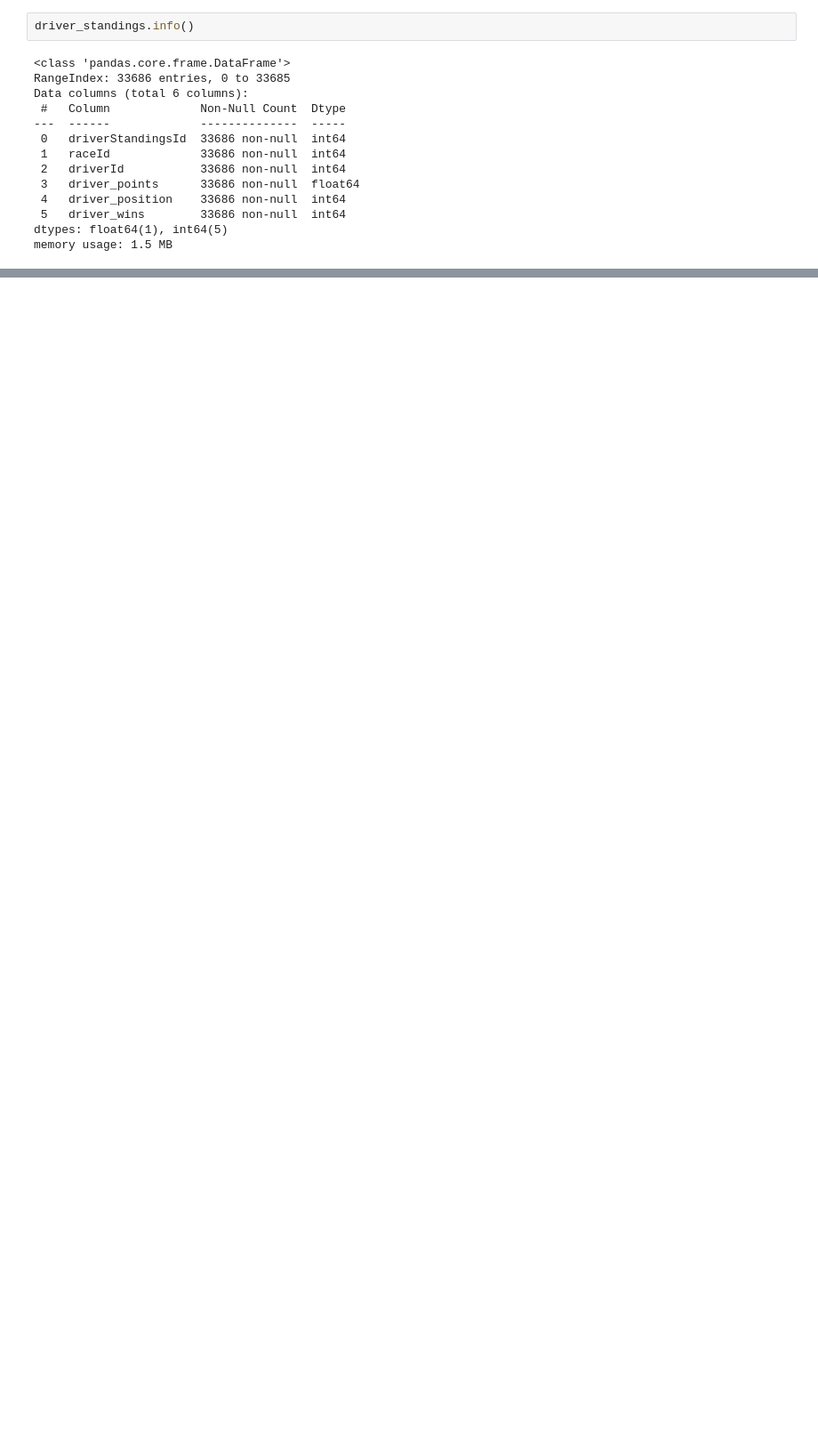
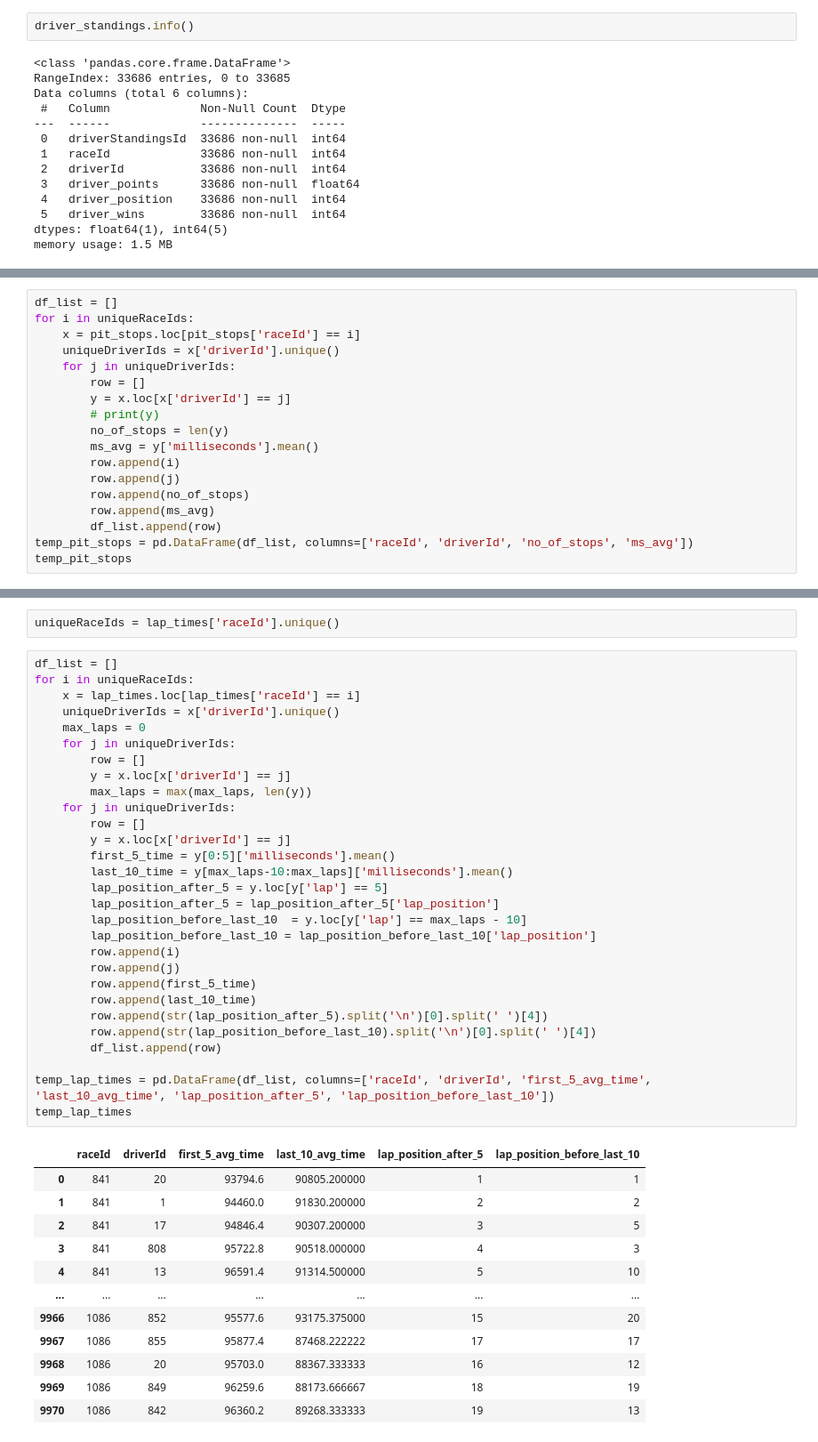
Before and after one commit to Nipun-Gupta26/ML-Project, a Jupyter notebook: merge.ipynb, the cells around one changed output, grey strips where cells are left out. Shown at 89% size. Drawn from its saved outputs; the diff is of its cells as text; blank space fills up the shorter version.

```diff
--- a/merge.ipynb
+++ b/merge.ipynb
@@ -414,0 +596,18 @@ memory usage: 1.5 MB
+# %%
+df_list = []
+for i in uniqueRaceIds:
+    x = pit_stops.loc[pit_stops['raceId'] == i]
+    uniqueDriverIds = x['driverId'].unique()
+    for j in uniqueDriverIds:
+        row = []
+        y = x.loc[x['driverId'] == j]
+        # print(y)
+        no_of_stops = len(y)
+        ms_avg = y['milliseconds'].mean()
+        row.append(i)
+        row.append(j)
+        row.append(no_of_stops)
+        row.append(ms_avg)
+        df_list.append(row)
+temp_pit_stops = pd.DataFrame(df_list, columns=['raceId', 'driverId', 'no_of_stops', 'ms_avg'])
+temp_pit_stops
@@ -414,0 +700,44 @@ memory usage: 1.5 MB
+# %%
+uniqueRaceIds = lap_times['raceId'].unique()
+# %%
+df_list = []
+for i in uniqueRaceIds:
+    x = lap_times.loc[lap_times['raceId'] == i]
+    uniqueDriverIds = x['driverId'].unique()
+    max_laps = 0
+    for j in uniqueDriverIds:
+        row = []
+        y = x.loc[x['driverId'] == j]
+        max_laps = max(max_laps, len(y))
+    for j in uniqueDriverIds:
+        row = []
+        y = x.loc[x['driverId'] == j]
+        first_5_time = y[0:5]['milliseconds'].mean()
+        last_10_time = y[max_laps-10:max_laps]['milliseconds'].mean()
+        lap_position_after_5 = y.loc[y['lap'] == 5]
+        lap_position_after_5 = lap_position_after_5['lap_position']
+        lap_position_before_last_10  = y.loc[y['lap'] == max_laps - 10]
+        lap_position_before_last_10 = lap_position_before_last_10['lap_position']
+        row.append(i)
+        row.append(j)
+        row.append(first_5_time)
+        row.append(last_10_time)
+        row.append(str(lap_position_after_5).split('\n')[0].split(' ')[4])
+        row.append(str(lap_position_before_last_10).split('\n')[0].split(' ')[4])
+        df_list.append(row)
+
+temp_lap_times = pd.DataFrame(df_list, columns=['raceId', 'driverId', 'first_5_avg_time', 'last_10_avg_time', 'lap_position_after_5', 'lap_position_before_last_10'])
+temp_lap_times
+# %% [output]
+|  | raceId | driverId | first_5_avg_time | last_10_avg_time | lap_position_after_5 | lap_position_before_last_10 |
+| 0 | 841 | 20 | 93794.6 | 90805.200000 | 1 | 1 |
+| 1 | 841 | 1 | 94460.0 | 91830.200000 | 2 | 2 |
+| 2 | 841 | 17 | 94846.4 | 90307.200000 | 3 | 5 |
+| 3 | 841 | 808 | 95722.8 | 90518.000000 | 4 | 3 |
+| 4 | 841 | 13 | 96591.4 | 91314.500000 | 5 | 10 |
+| ... | ... | ... | ... | ... | ... | ... |
+| 9966 | 1086 | 852 | 95577.6 | 93175.375000 | 15 | 20 |
+| 9967 | 1086 | 855 | 95877.4 | 87468.222222 | 17 | 17 |
+| 9968 | 1086 | 20 | 95703.0 | 88367.333333 | 16 | 12 |
+| 9969 | 1086 | 849 | 96259.6 | 88173.666667 | 18 | 19 |
+| 9970 | 1086 | 842 | 96360.2 | 89268.333333 | 19 | 13 |
```
Also changed, not shown: parts of 52 cells of this notebook.
